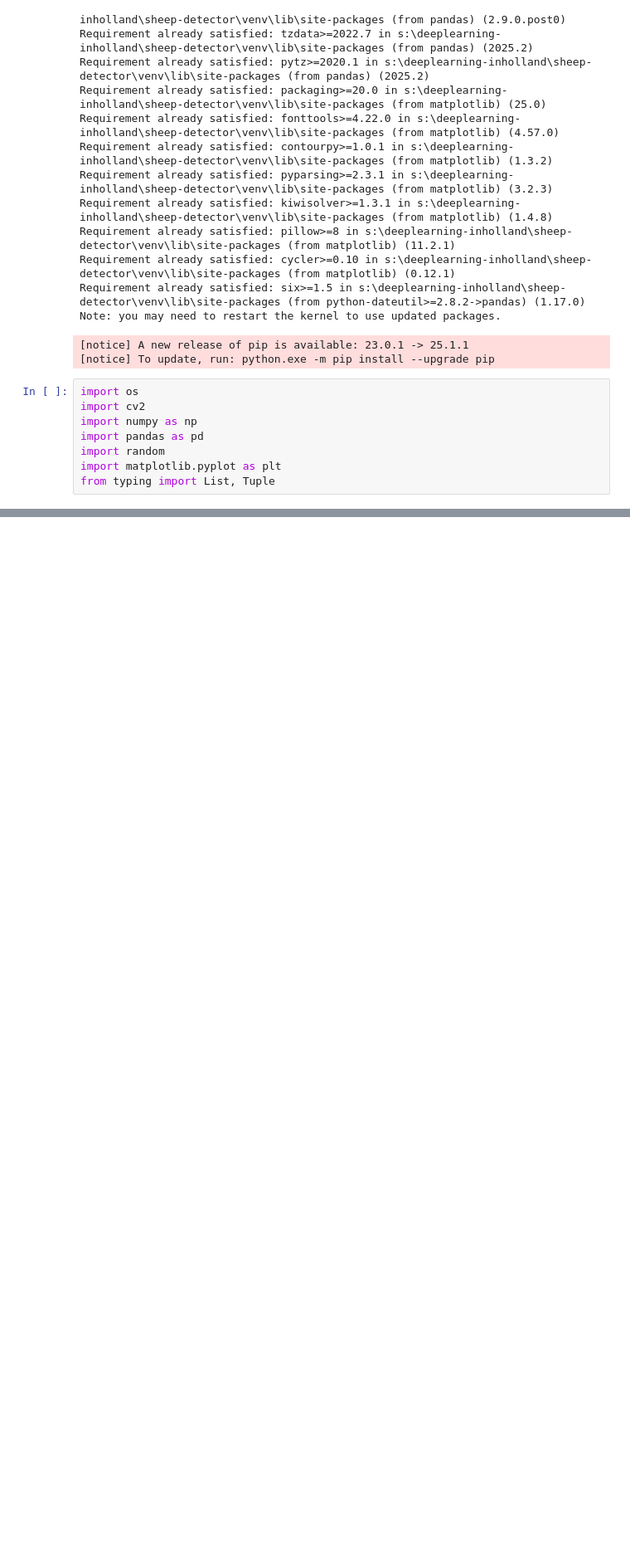
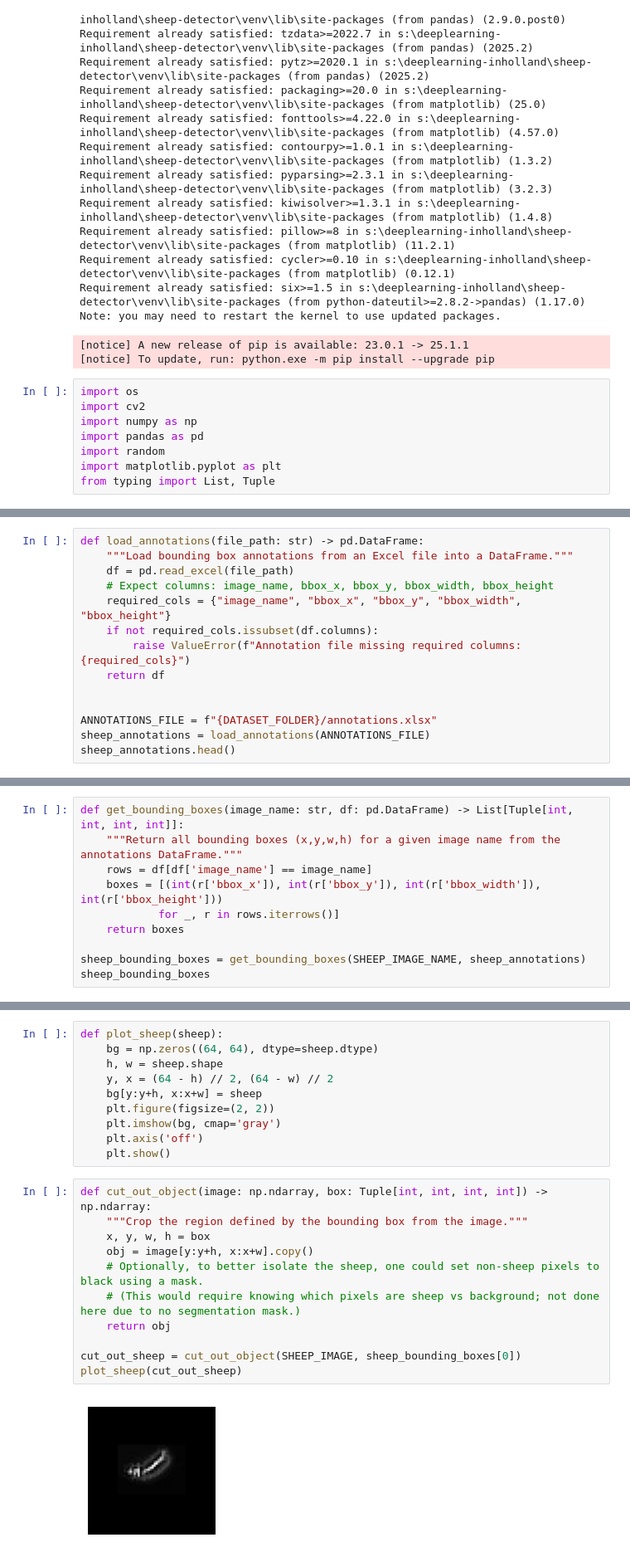
Before and after one commit to DavidOut03/Sheep-Detector, a Jupyter notebook: notebooks/2. augment-image.ipynb, the cells around one changed output, grey strips where cells are left out. Shown: that part at 83% size. Cells and saved outputs as stored; diff of their text form; blank space fills up the shorter version.

```diff
--- a/notebooks/2. augment-image.ipynb
+++ b/notebooks/2. augment-image.ipynb
@@ -40,0 +89,14 @@ ANNOTATIONS_FILE = f"{DATASET_FOLDER}/annotations.xlsx"
+# %%
+def load_annotations(file_path: str) -> pd.DataFrame:
+    """Load bounding box annotations from an Excel file into a DataFrame."""
+    df = pd.read_excel(file_path)
+    # Expect columns: image_name, bbox_x, bbox_y, bbox_width, bbox_height
+    required_cols = {"image_name", "bbox_x", "bbox_y", "bbox_width", "bbox_height"}
+    if not required_cols.issubset(df.columns):
+        raise ValueError(f"Annotation file missing required columns: {required_cols}")
+    return df
+
+
+ANNOTATIONS_FILE = f"{DATASET_FOLDER}/annotations.xlsx"
+sheep_annotations = load_annotations(ANNOTATIONS_FILE)
+sheep_annotations.head()
@@ -40,0 +112,10 @@ ANNOTATIONS_FILE = f"{DATASET_FOLDER}/annotations.xlsx"
+# %%
+def get_bounding_boxes(image_name: str, df: pd.DataFrame) -> List[Tuple[int, int, int, int]]:
+    """Return all bounding boxes (x,y,w,h) for a given image name from the annotations DataFrame."""
+    rows = df[df['image_name'] == image_name]
+    boxes = [(int(r['bbox_x']), int(r['bbox_y']), int(r['bbox_width']), int(r['bbox_height']))
+            for _, r in rows.iterrows()]
+    return boxes
+
+sheep_bounding_boxes = get_bounding_boxes(SHEEP_IMAGE_NAME, sheep_annotations)
+sheep_bounding_boxes
@@ -40,0 +130,23 @@ ANNOTATIONS_FILE = f"{DATASET_FOLDER}/annotations.xlsx"
+# %%
+def plot_sheep(sheep):
+    bg = np.zeros((64, 64), dtype=sheep.dtype)
+    h, w = sheep.shape
+    y, x = (64 - h) // 2, (64 - w) // 2
+    bg[y:y+h, x:x+w] = sheep
+    plt.figure(figsize=(2, 2))
+    plt.imshow(bg, cmap='gray')
+    plt.axis('off')
+    plt.show()
+# %%
+def cut_out_object(image: np.ndarray, box: Tuple[int, int, int, int]) -> np.ndarray:
+    """Crop the region defined by the bounding box from the image."""
+    x, y, w, h = box
+    obj = image[y:y+h, x:x+w].copy()
+    # Optionally, to better isolate the sheep, one could set non-sheep pixels to black using a mask.
+    # (This would require knowing which pixels are sheep vs background; not done here due to no segmentation mask.)
+    return obj
+
+cut_out_sheep = cut_out_object(SHEEP_IMAGE, sheep_bounding_boxes[0])
+plot_sheep(cut_out_sheep)
+# %% [output]
+[figure, added]
```
Also changed, not shown: parts of 28 cells of this notebook, 3 other files.
